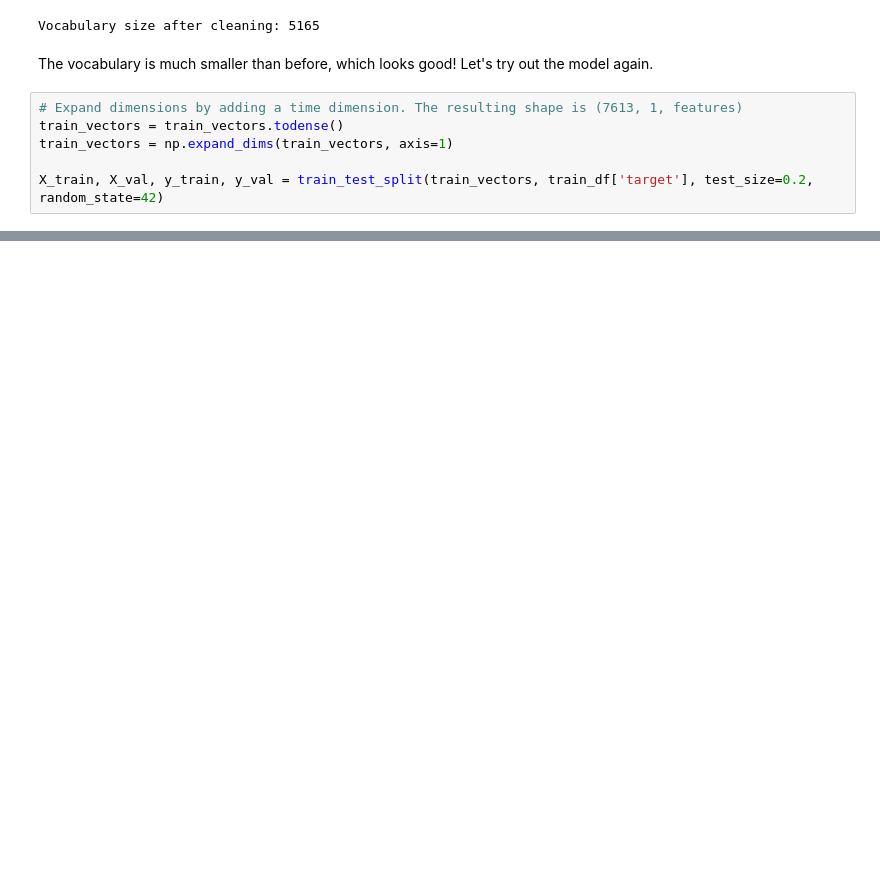
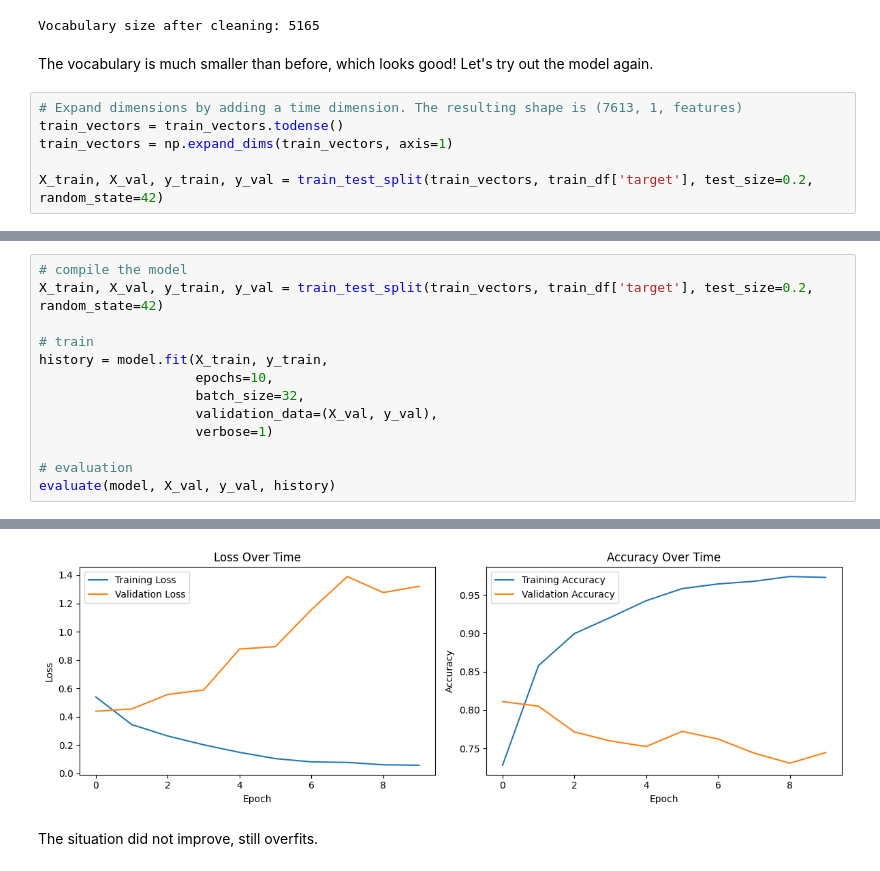
Before and after one commit to nchen/ml3-disaster-tweets, a Jupyter notebook: Disaster-Tweets.ipynb, the cells around one changed output, grey strips where cells are left out. Saved outputs shown, nothing was run; the diff lists cells and outputs as text; blank space fills up the shorter version.

Commit message:
Adding conclusions and other improvements

```diff
--- a/Disaster-Tweets.ipynb
+++ b/Disaster-Tweets.ipynb
@@ -463,0 +505,14 @@ New shape:  (7613, 50)
+# %%
+# compile the model
+X_train, X_val, y_train, y_val = train_test_split(train_vectors, train_df['target'], test_size=0.2, random_state=42)
+
+# train
+history = model.fit(X_train, y_train,
+                    epochs=10,
+                    batch_size=32,
+                    validation_data=(X_val, y_val),
+                    verbose=1)
+
+# evaluation
+evaluate(model, X_val, y_val, history)
+# %% [output]
@@ -463,0 +536,3 @@ New shape:  (7613, 50)
+[figure, added]
+# %% [markdown]
+The situation did not improve, still overfits.
```
Also changed, not shown: parts of 35 cells of this notebook.
